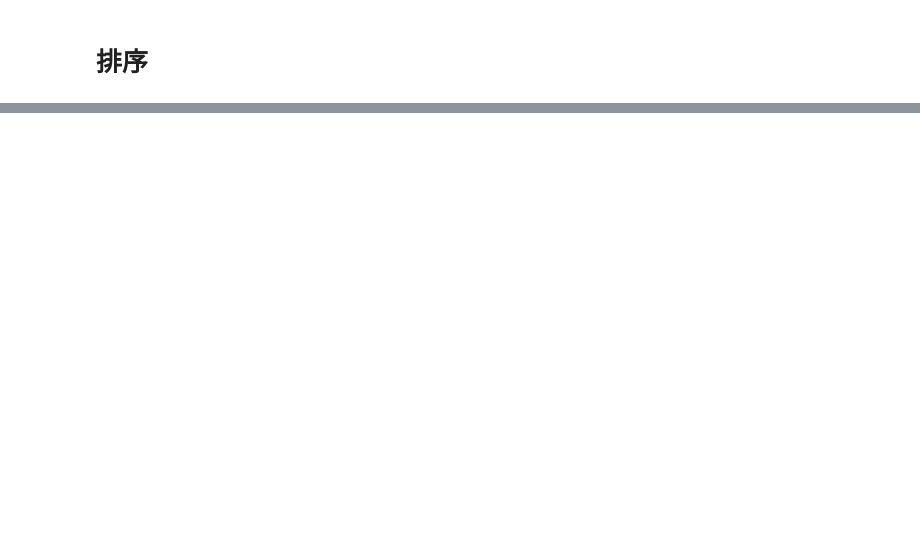
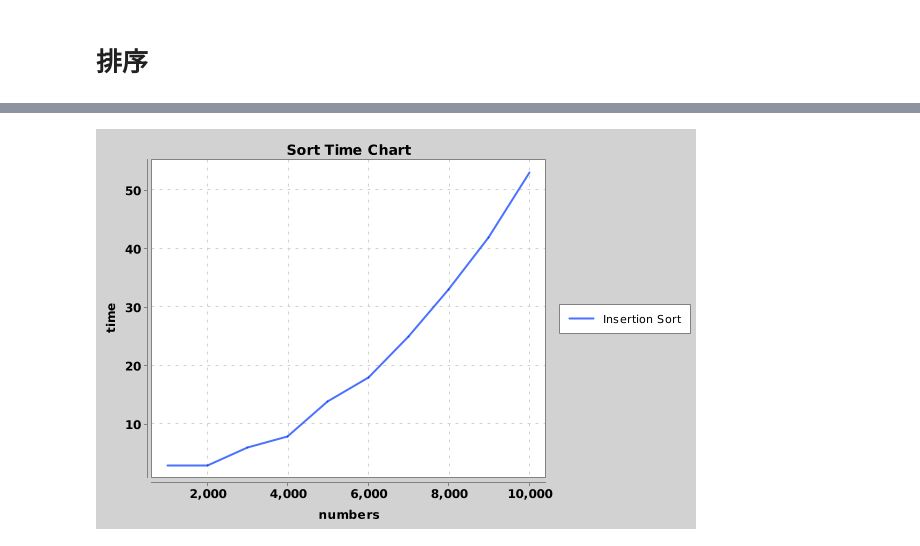
Before and after one commit to Suarezlin/AlgorithmNotebook, a Jupyter notebook: 排序.ipynb, the cells around one changed output, grey strips where cells are left out. Cells and saved outputs as stored; diff of their text form; code cells hidden in the pictures; blank space fills up the shorter version.

```diff
--- a/排序.ipynb
+++ b/排序.ipynb
@@ -36,0 +228,4 @@
+# %%
+BitmapEncoder.getBufferedImage(chart);
+# %% [output]
+[figure, added]
```
Also changed, not shown: parts of 38 cells of this notebook.
